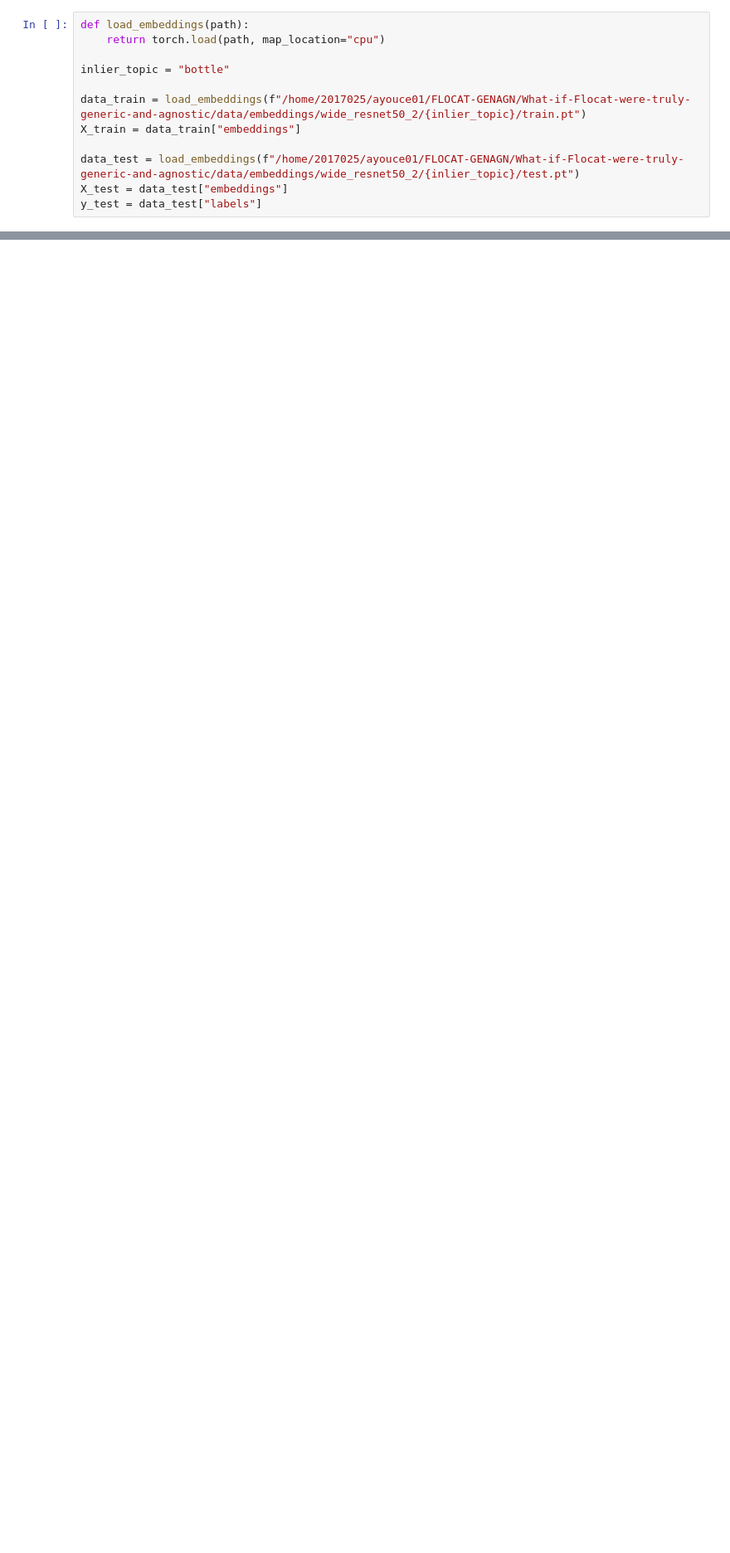
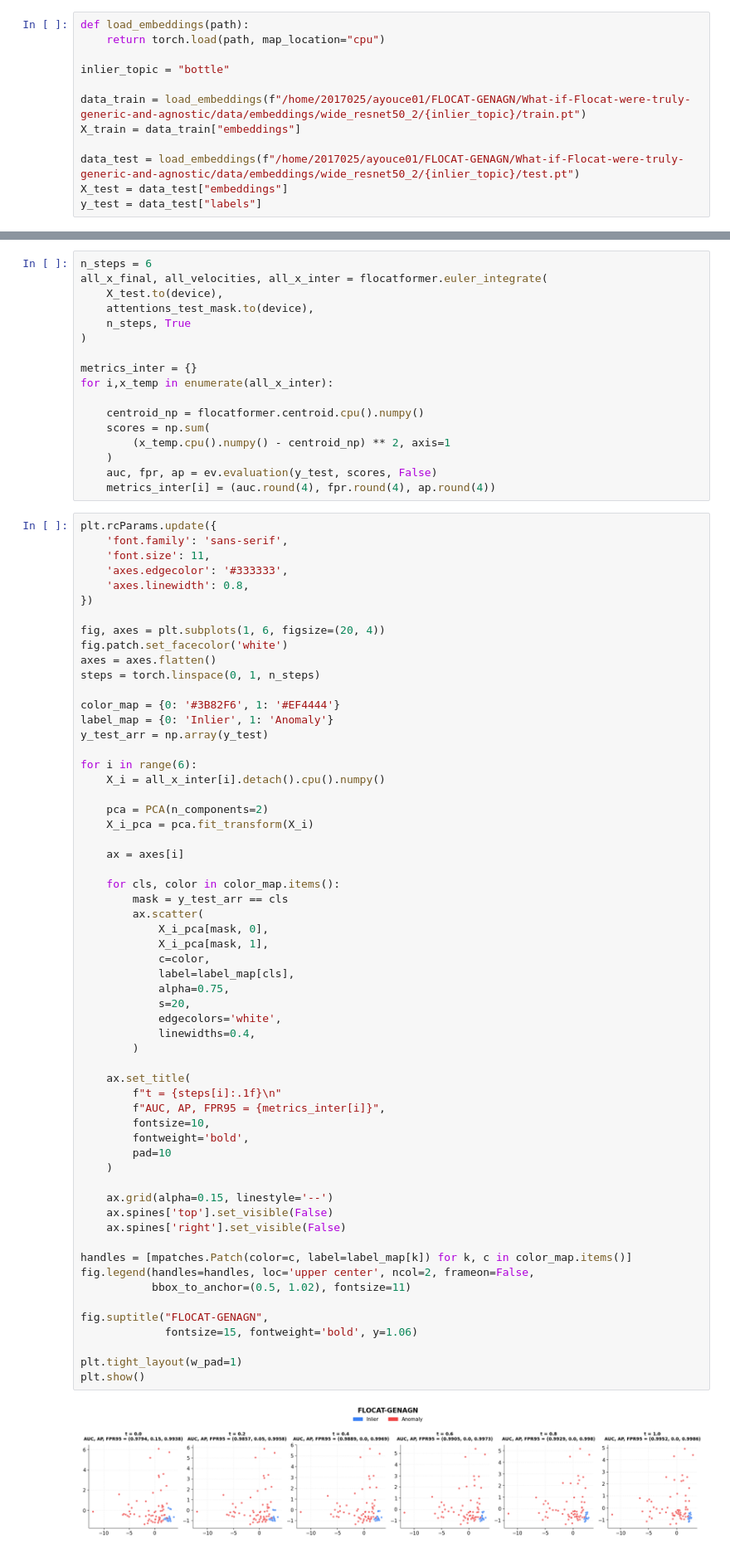
Before and after one commit to AmineYK/What-if-Flocat-were-truly-generic-and-agnostic, a Jupyter notebook: exploration.ipynb, the cells around one changed output, grey strips where cells are left out. Shown at 83% size. Drawn from its saved outputs; the diff is of its cells as text; blank space fills up the shorter version.

Commit message:
continue exploration on flocat with images

```diff
--- a/exploration.ipynb
+++ b/exploration.ipynb
@@ -119,0 +83,78 @@ plt.show()
+# %%
+n_steps = 6
+all_x_final, all_velocities, all_x_inter = flocatformer.euler_integrate(
+    X_test.to(device),
+    attentions_test_mask.to(device),
+    n_steps, True
+)
+
+metrics_inter = {}
+for i,x_temp in enumerate(all_x_inter):
+
+    centroid_np = flocatformer.centroid.cpu().numpy()
+    scores = np.sum(
+        (x_temp.cpu().numpy() - centroid_np) ** 2, axis=1
+    )
+    auc, fpr, ap = ev.evaluation(y_test, scores, False)
+    metrics_inter[i] = (auc.round(4), fpr.round(4), ap.round(4))
+# %%
+plt.rcParams.update({
+    'font.family': 'sans-serif',
+    'font.size': 11,
+    'axes.edgecolor': '#333333',
+    'axes.linewidth': 0.8,
+})
+
+fig, axes = plt.subplots(1, 6, figsize=(20, 4))
+fig.patch.set_facecolor('white')
+axes = axes.flatten()
+steps = torch.linspace(0, 1, n_steps)
+
+color_map = {0: '#3B82F6', 1: '#EF4444'}
+label_map = {0: 'Inlier', 1: 'Anomaly'}
+y_test_arr = np.array(y_test)
+
+for i in range(6):
+    X_i = all_x_inter[i].detach().cpu().numpy()
+
+    pca = PCA(n_components=2)
+    X_i_pca = pca.fit_transform(X_i)
+
+    ax = axes[i]
+
+    for cls, color in color_map.items():
+        mask = y_test_arr == cls
+        ax.scatter(
+            X_i_pca[mask, 0],
+            X_i_pca[mask, 1],
+            c=color,
+            label=label_map[cls],
+            alpha=0.75,
+            s=20,
+            edgecolors='white',
+            linewidths=0.4,
+        )
+
+    ax.set_title(
+        f"t = {steps[i]:.1f}\n"
+        f"AUC, AP, FPR95 = {metrics_inter[i]}",
+        fontsize=10,
+        fontweight='bold',
+        pad=10
+    )
+
+    ax.grid(alpha=0.15, linestyle='--')
+    ax.spines['top'].set_visible(False)
+    ax.spines['right'].set_visible(False)
+
+handles = [mpatches.Patch(color=c, label=label_map[k]) for k, c in color_map.items()]
+fig.legend(handles=handles, loc='upper center', ncol=2, frameon=False,
+           bbox_to_anchor=(0.5, 1.02), fontsize=11)
+
+fig.suptitle("FLOCAT-GENAGN",
+             fontsize=15, fontweight='bold', y=1.06)
+
+plt.tight_layout(w_pad=1)
+plt.show()
+# %% [output]
+[figure, added]
```
Also changed, not shown: parts of 5 cells of this notebook.
